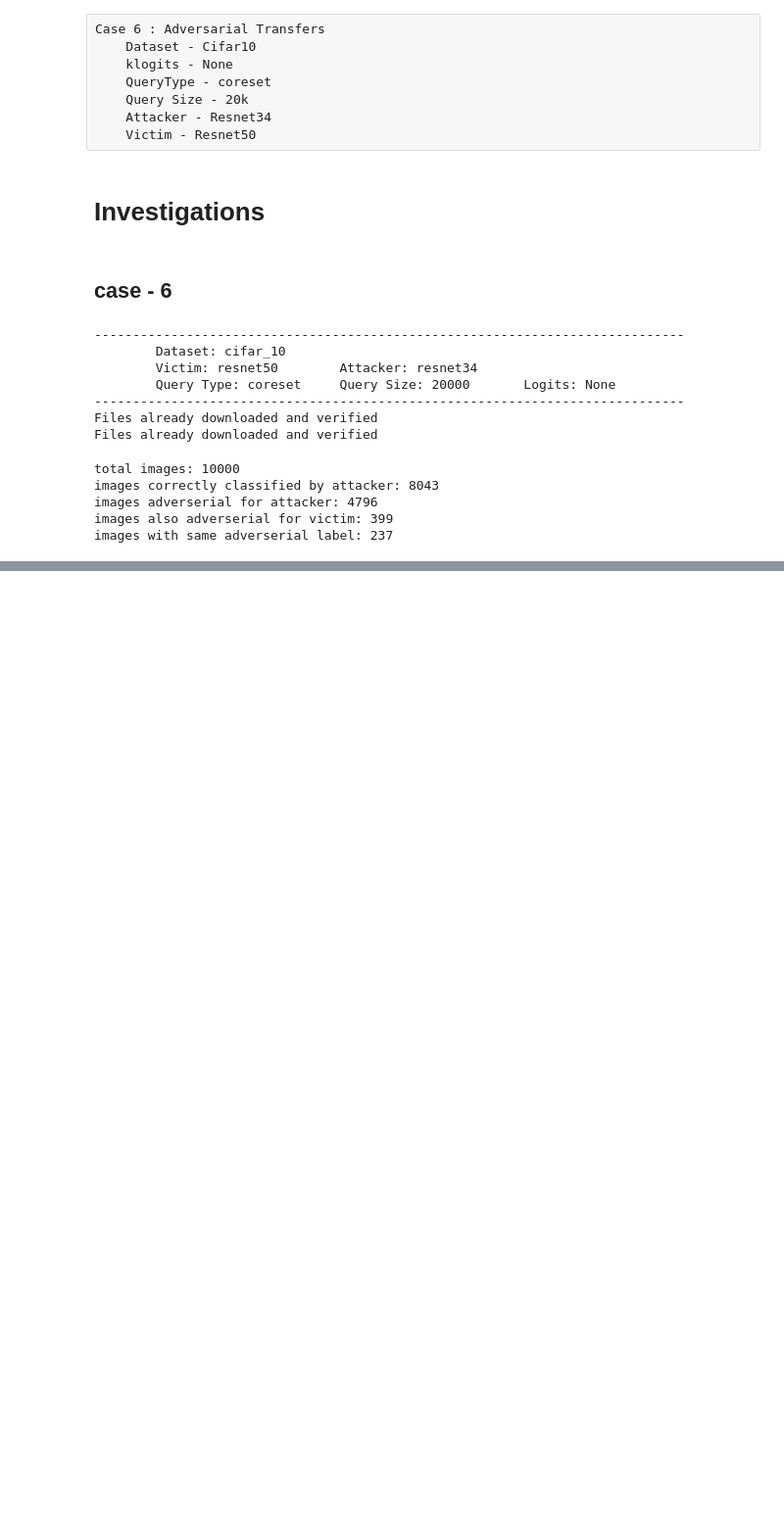
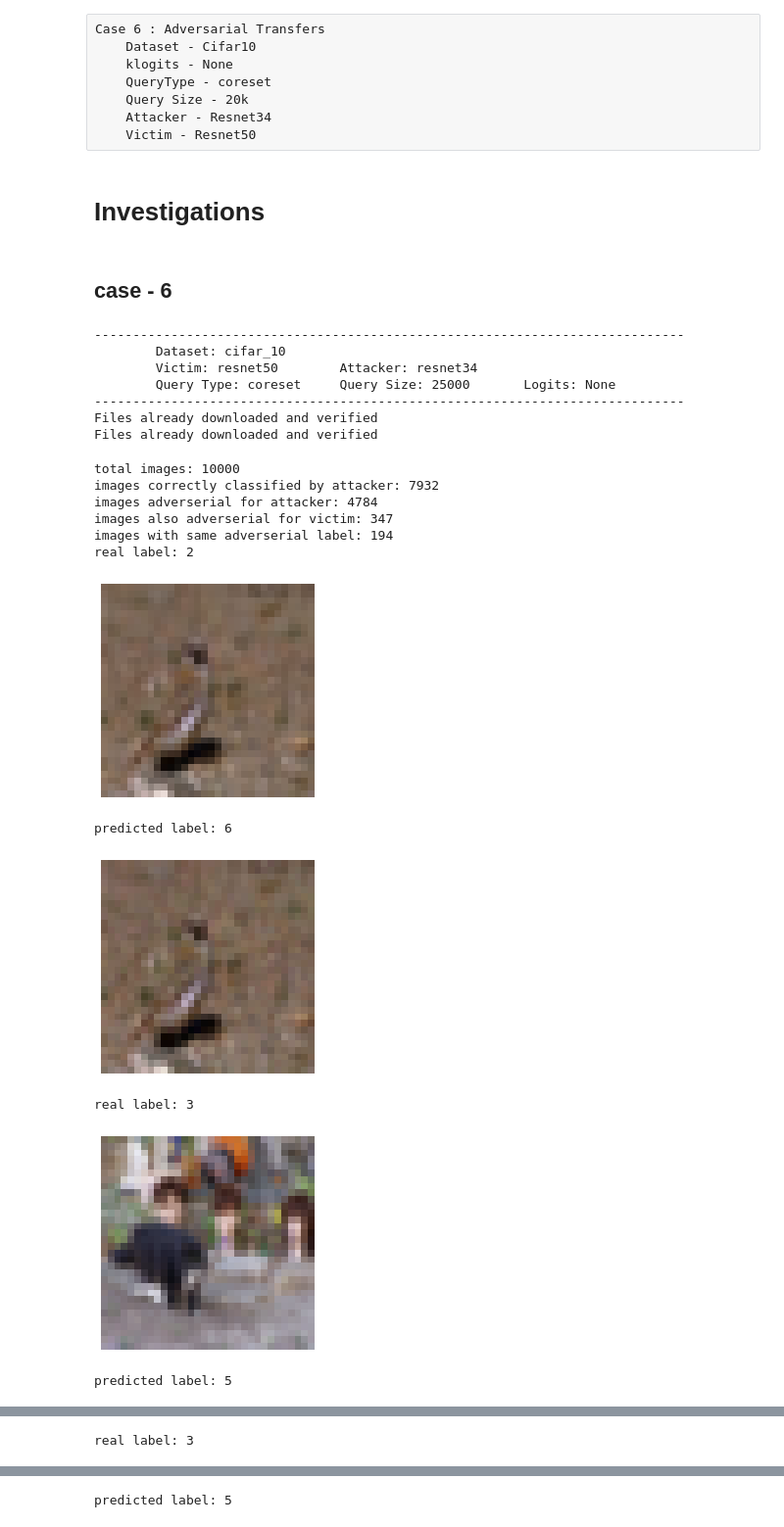
Before and after one commit to dannyrichy/dl-model-extraction, a Jupyter notebook: notebooks/case6_adverserial.ipynb, the cells around one changed output, grey strips where cells are left out. Shown: that part at 98% size. Cells and saved outputs as stored; diff of their text form; code cells hidden in the pictures; blank space fills up the shorter version.

Commit message:
results of case 6 added

```diff
--- a/notebooks/case6_adverserial.ipynb
+++ b/notebooks/case6_adverserial.ipynb
@@ -19,8 +25,8 @@ Case 6 : Adversarial Transfers
     Attacker - Resnet34
     Victim - Resnet50
 # %%
-case4_adverserial = {
-        "query_size": [20000],
+case6_adverserial = {
+        "query_size": [25000],
         "query_type": ['coreset'],
         "victim":[{ "data": CIFAR_10, "model_name": RESNET50}],
         "attacker":[RESNET34],
@@ -31,17 +37,24 @@ case4_adverserial = {
 # %% [markdown]
 ## case - 6
 # %%
-adversery_generalised, results = adverserial_experiment(case4_adverserial, epsilon=0.01, seed=42)
+adversery_generalised, results = adverserial_experiment(case6_adverserial, epsilon=0.01, seed=42)
 # %% [output]
 -----------------------------------------------------------------------------
         Dataset: cifar_10
         Victim: resnet50        Attacker: resnet34
-        Query Type: coreset     Query Size: 20000       Logits: None
+        Query Type: coreset     Query Size: 25000       Logits: None
 -----------------------------------------------------------------------------
 Files already downloaded and verified
 Files already downloaded and verified
 total images: 10000
-images correctly classified by attacker: 8043
-images adverserial for attacker: 4796
-images also adverserial for victim: 399
-images with same adverserial label: 237
+images correctly classified by attacker: 7932
+images adverserial for attacker: 4784
+images also adverserial for victim: 347
+images with same adverserial label: 194
+real label: 2
+[figure, added]
+predicted label: 6
+[figure, added]
+real label: 3
+[figure, added]
+predicted label: 5
@@ -47,0 +62 @@ images with same adverserial label: 237
+real label: 3
@@ -47,0 +64 @@ images with same adverserial label: 237
+predicted label: 5
```
Also changed, not shown: parts of 9 cells of this notebook.
